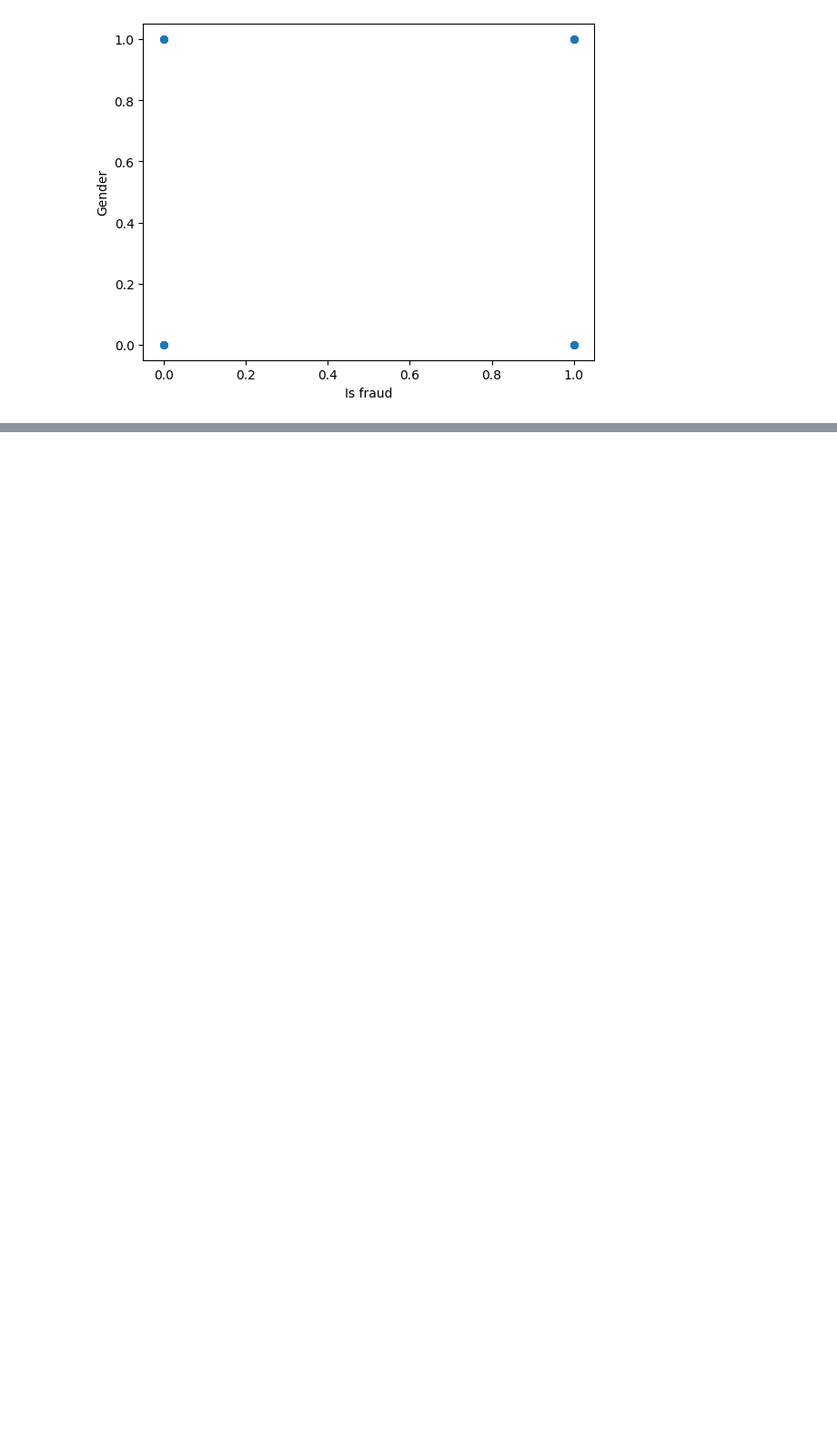
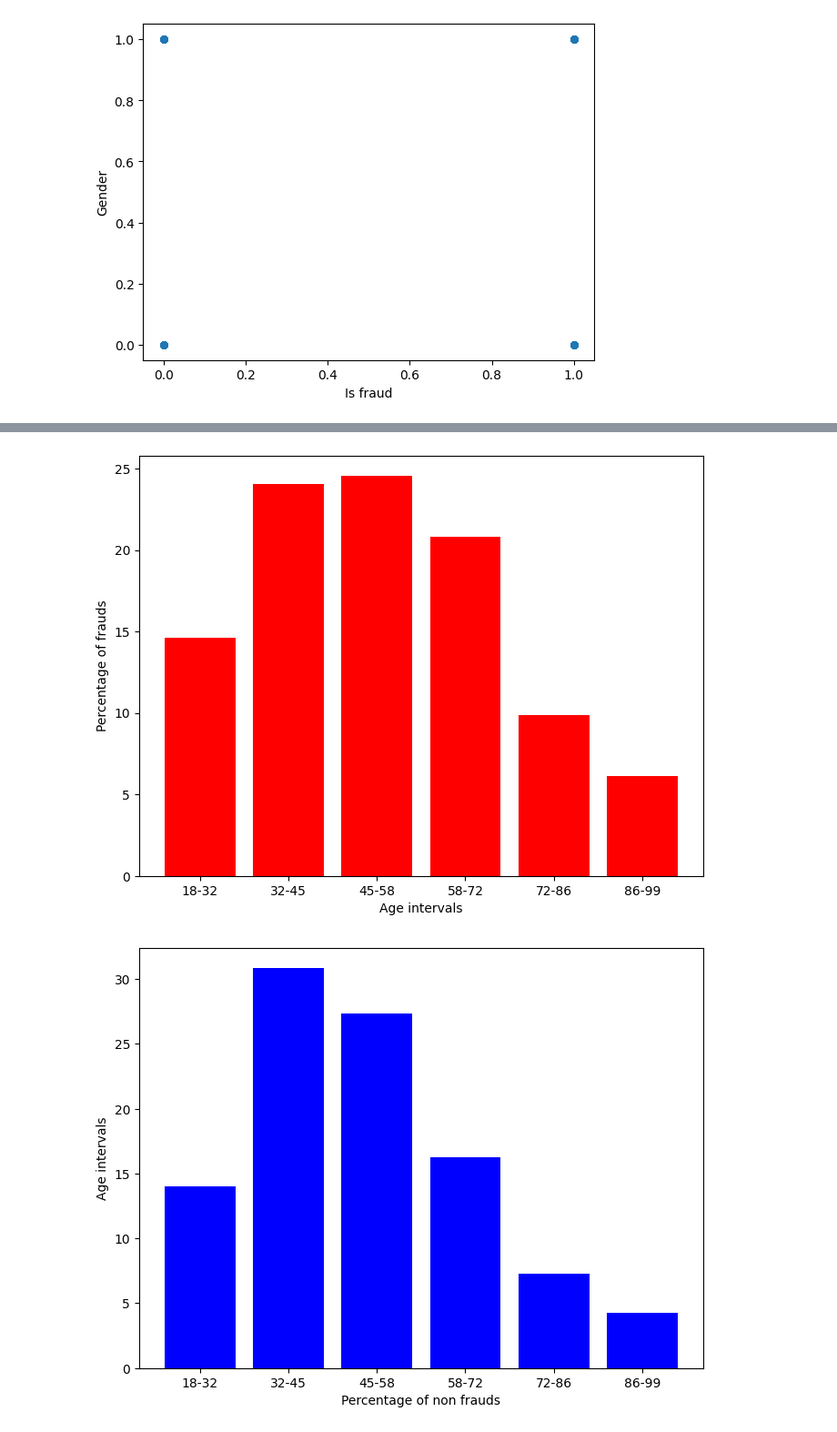
Before and after one commit to SenZmaKi/NyakaMwizi, a Jupyter notebook: nyakamwizi.ipynb, the cells around one changed output, grey strips where cells are left out. Shown at 91% size. Cells and saved outputs as stored; diff of their text form; code cells hidden in the pictures; blank space fills up the shorter version.

```diff
--- a/nyakamwizi.ipynb
+++ b/nyakamwizi.ipynb
@@ -197,0 +250,6 @@ plt.show()
+# %%
+plot_distributions(fraud_transactions, "age_interval", "Age intervals", "Percentage of frauds", (8, 6), "r")
+plot_distributions(non_fraud_transactions, "age_interval", "Age intervals", "Percentage of non frauds", (8, 6), "b")
+# %% [output]
+[figure, added]
+[figure, added]
```
Also changed, not shown: parts of 9 cells of this notebook.
